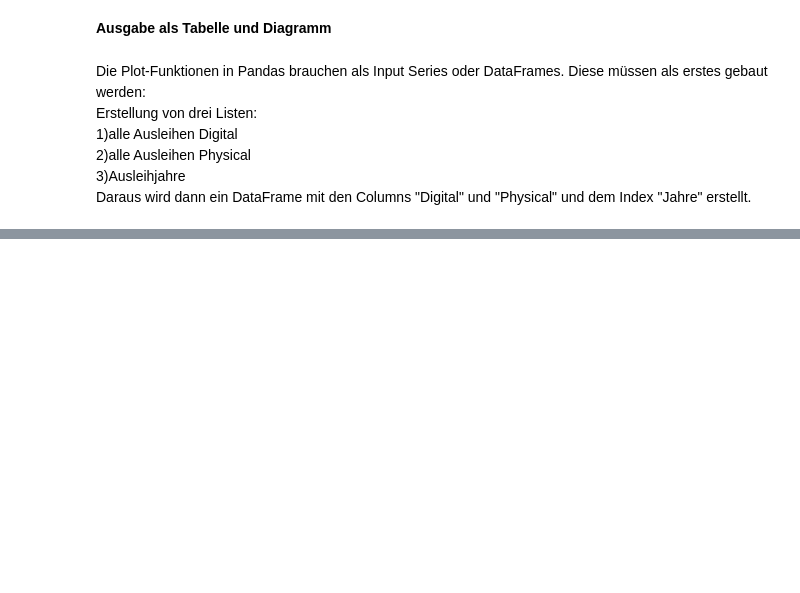
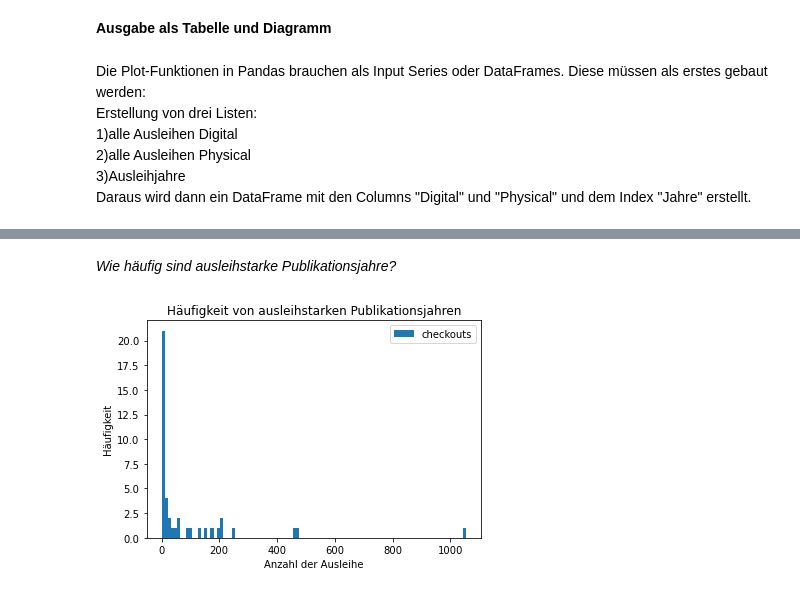
Before and after one commit to StephanieRehwald2/MALIS19-WPM9-Python-Aufgabe, a Jupyter notebook: Checkouts.ipynb, the cells around one changed output, grey strips where cells are left out. Saved outputs shown, nothing was run; the diff lists cells and outputs as text; code cells hidden in the pictures; blank space fills up the shorter version.

```diff
--- a/Checkouts.ipynb
+++ b/Checkouts.ipynb
@@ -220,0 +396,11 @@ plt.show()
+# %% [markdown]
+*Wie häufig sind ausleihstarke Publikationsjahre?*
+# %%
+# Verteilung der Häufigkeit hoher Ausleihzahlen als Histogramm plotten
+Ausleihen_nach_jahren.plot.hist(bins=100)
+plt.title("Häufigkeit von ausleihstarken Publikationsjahren")
+plt.xlabel("Anzahl der Ausleihe")
+plt.ylabel("Häufigkeit")
+plt.show()
+# %% [output]
+[figure, added]
```
Also changed, not shown: parts of 35 cells of this notebook.
